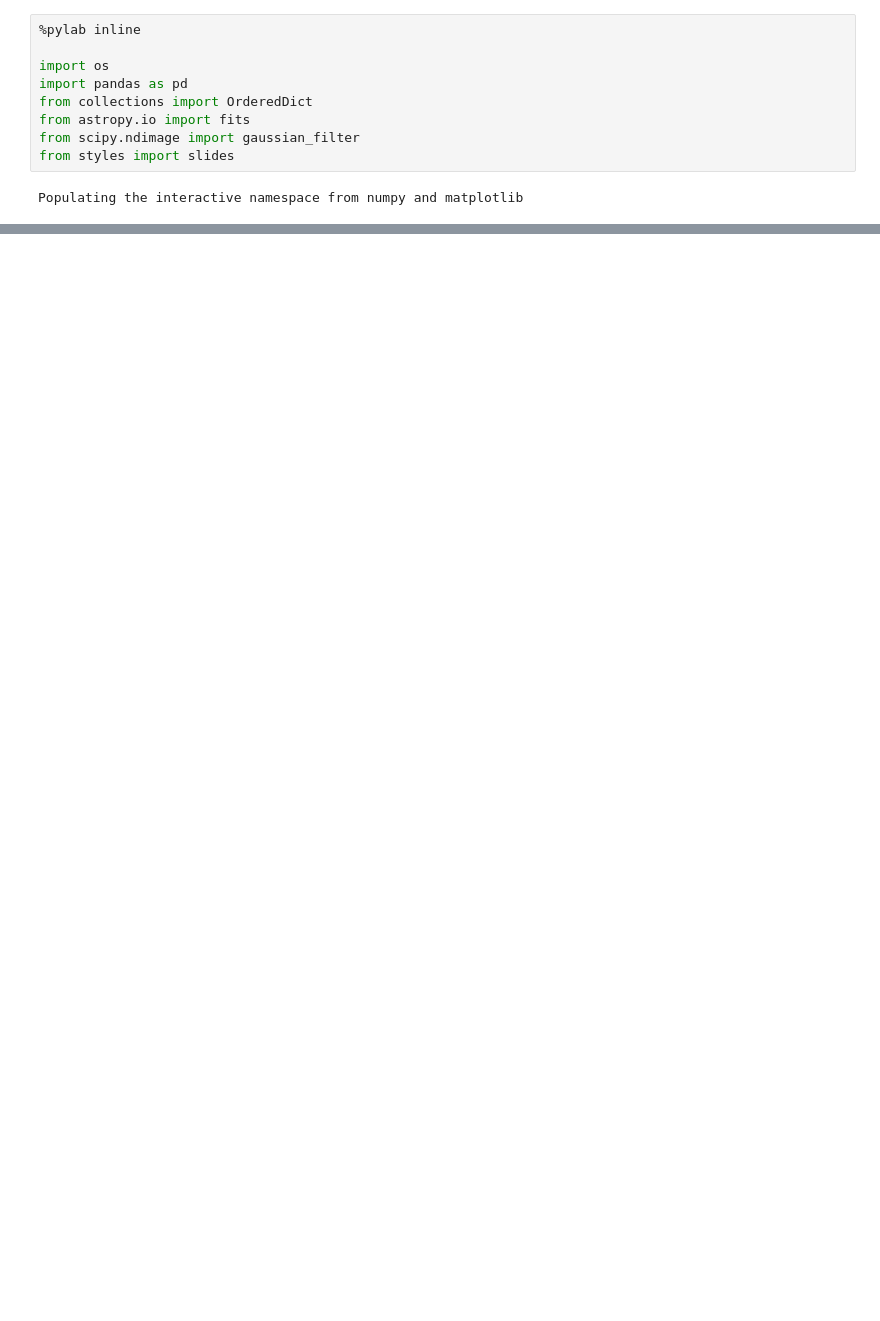
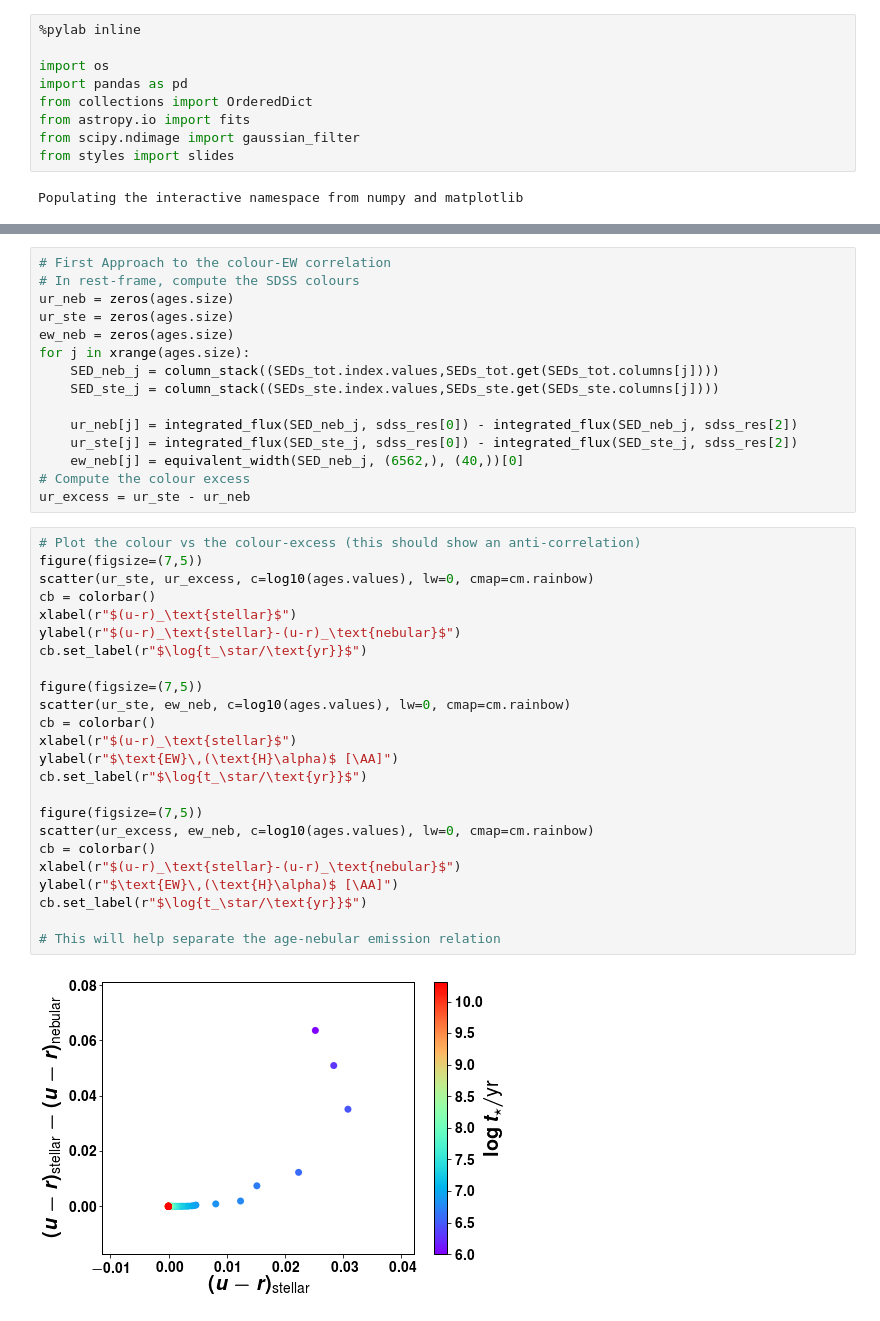
Before and after one commit to ajmejia/photo-ew, a Jupyter notebook: notebooks/proof-of-concept.ipynb, the cells around one changed output, grey strips where cells are left out. Saved outputs shown, nothing was run; the diff lists cells and outputs as text; blank space fills up the shorter version.

Commit message:
built redshift sample. The correlation is there!

```diff
--- a/notebooks/proof-of-concept.ipynb
+++ b/notebooks/proof-of-concept.ipynb
@@ -74,0 +104,41 @@ Text(0,0.5,u'$L_\\lambda$ [L$_{\\odot}/$\\AA]')
+# %%
+# First Approach to the colour-EW correlation
+# In rest-frame, compute the SDSS colours
+ur_neb = zeros(ages.size)
+ur_ste = zeros(ages.size)
+ew_neb = zeros(ages.size)
+for j in xrange(ages.size):
+    SED_neb_j = column_stack((SEDs_tot.index.values,SEDs_tot.get(SEDs_tot.columns[j])))
+    SED_ste_j = column_stack((SEDs_ste.index.values,SEDs_ste.get(SEDs_ste.columns[j])))
+
+    ur_neb[j] = integrated_flux(SED_neb_j, sdss_res[0]) - integrated_flux(SED_neb_j, sdss_res[2])
+    ur_ste[j] = integrated_flux(SED_ste_j, sdss_res[0]) - integrated_flux(SED_ste_j, sdss_res[2])
+    ew_neb[j] = equivalent_width(SED_neb_j, (6562,), (40,))[0]
+# Compute the colour excess
+ur_excess = ur_ste - ur_neb
+# %%
+# Plot the colour vs the colour-excess (this should show an anti-correlation)
+figure(figsize=(7,5))
+scatter(ur_ste, ur_excess, c=log10(ages.values), lw=0, cmap=cm.rainbow)
+cb = colorbar()
+xlabel(r"$(u-r)_\text{stellar}$")
+ylabel(r"$(u-r)_\text{stellar}-(u-r)_\text{nebular}$")
+cb.set_label(r"$\log{t_\star/\text{yr}}$")
+
+figure(figsize=(7,5))
+scatter(ur_ste, ew_neb, c=log10(ages.values), lw=0, cmap=cm.rainbow)
+cb = colorbar()
+xlabel(r"$(u-r)_\text{stellar}$")
+ylabel(r"$\text{EW}\,(\text{H}\alpha)$ [\AA]")
+cb.set_label(r"$\log{t_\star/\text{yr}}$")
+
+figure(figsize=(7,5))
+scatter(ur_excess, ew_neb, c=log10(ages.values), lw=0, cmap=cm.rainbow)
+cb = colorbar()
+xlabel(r"$(u-r)_\text{stellar}-(u-r)_\text{nebular}$")
+ylabel(r"$\text{EW}\,(\text{H}\alpha)$ [\AA]")
+cb.set_label(r"$\log{t_\star/\text{yr}}$")
+
+# This will help separate the age-nebular emission relation
+# %% [output]
+[figure, added]
```
Also changed, not shown: parts of 8 cells of this notebook.
